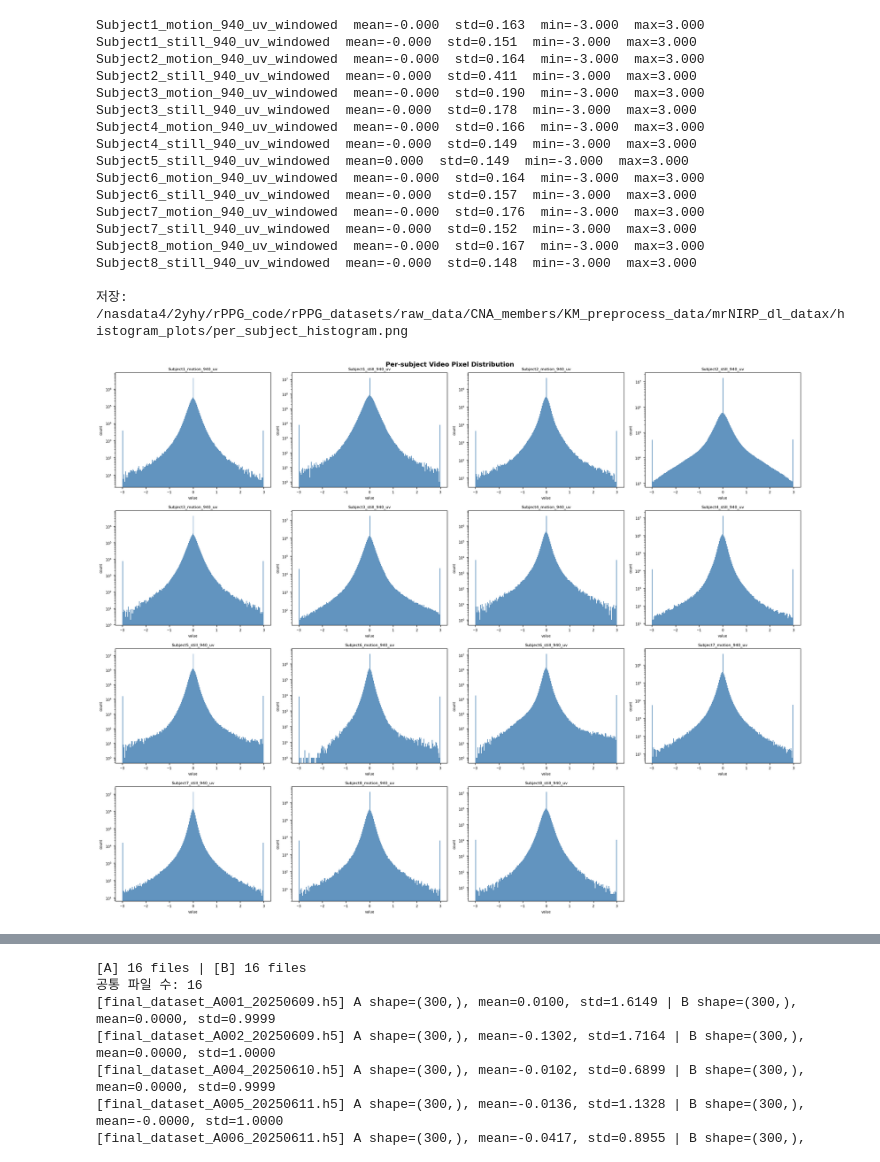
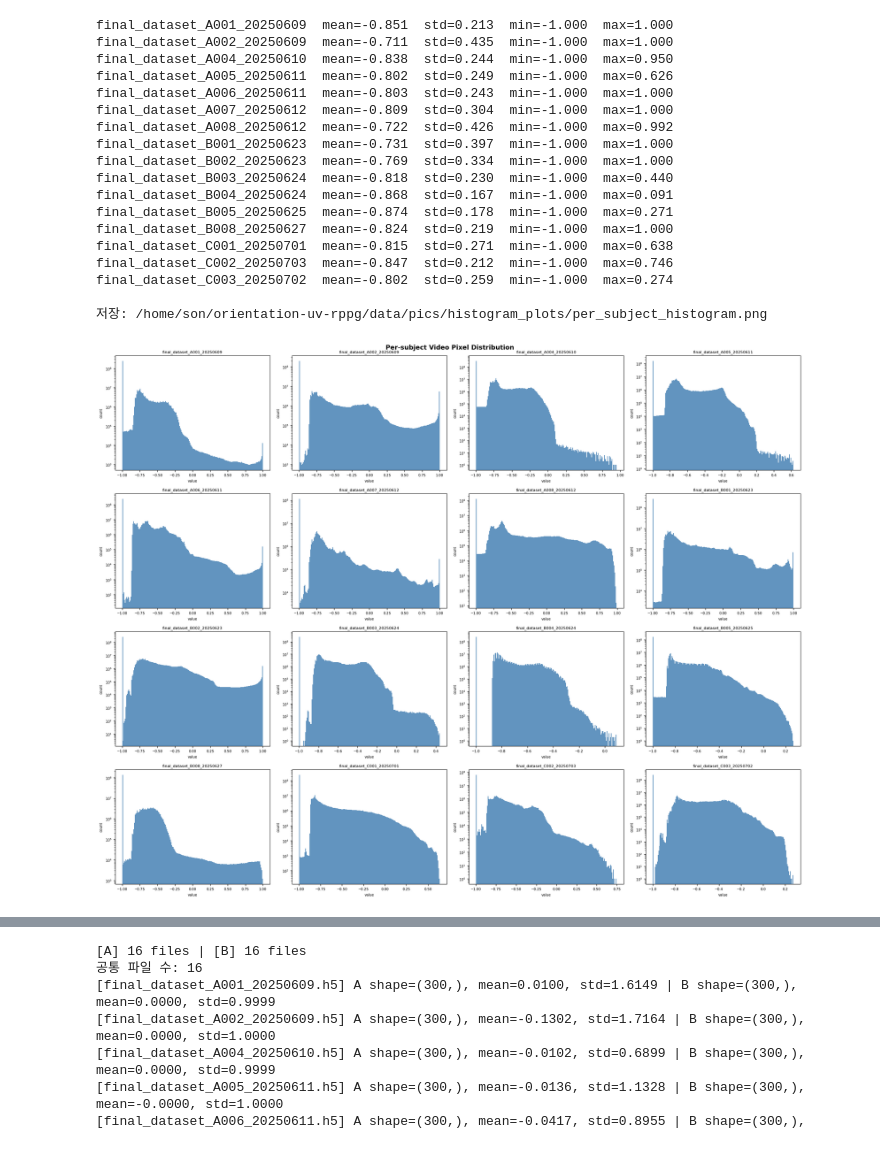
Before and after one commit to kkm2001-design/rppg, a Jupyter notebook: data/codes/make_data/mr_nirp/mr_nirp_test.ipynb, the cells around one changed output, grey strips where cells are left out. Saved outputs shown, nothing was run; the diff lists cells and outputs as text; code cells hidden in the pictures.

```diff
--- a/data/codes/make_data/mr_nirp/mr_nirp_test.ipynb
+++ b/data/codes/make_data/mr_nirp/mr_nirp_test.ipynb
@@ -32,7 +32,7 @@ def explore_h5(f, prefix=''):
         if isinstance(obj, h5py.Group):
             explore_h5(obj, fullname)
 
-h5_dir =  '/home/son/orientation-uv-rppg/video_link/CNA_members/KM_preprocess_data/dl_data_CNA_70_withoutoutlier_len300'
+h5_dir =  '/home/son/orientation-uv-rppg/video_link/CNA_members/KM_preprocess_data/dl_data_CNA_without_registration'
 files = sorted([f for f in os.listdir(h5_dir) if f.endswith('.h5')])
 
 for subject in files:
@@ -61,31 +60,0 @@ final_dataset_A002_20250609.h5
-# %%
-import os
-import h5py
-import numpy as np
-
-h5_dir = '/home/son/orientation-uv-rppg/video_link/CNA_members/KM_preprocess_data/uv_registration_CNA'
-files = sorted([f for f in os.listdir(h5_dir) if f.endswith('.h5')])
-
-results = {}
-
-for fname in files:
-    fpath = os.path.join(h5_dir, fname)
-    try:
-        with h5py.File(fpath, 'r') as f:
-            if 'valid_mask' in f:
-                # 데이터를 numpy 배열로 로드
-                mask = np.array(f['valid_mask'])
-
-                # 값이 0인 인덱스 추출 (np.where는 튜플을 반환하므로 [0]으로 인덱스 배열만 가져옴)
-                zero_indices = np.where(mask == 0)[0].tolist()
-                print(zero_indices[0:30])
-                results[fname] = zero_indices
-                print(f"[{fname}] 0인 인덱스 개수: {len(zero_indices)}")
-            else:
-                print(f"[{fname}] 'valid_mask' 키가 없습니다.")
-
-    except Exception as e:
-        print(f"[{fname}] 파일 읽기 오류: {e}")
-
-# 결과 확인 (예: 첫 번째 파일의 결과만 출력)
-# print(results)
@@ -114,56 +65,58 @@ import numpy as np
 import matplotlib.pyplot as plt
 from pathlib import Path
 
-H5_DIR   = '/nasdata4/2yhy/rPPG_code/rPPG_datasets/raw_data/CNA_members/KM_preprocess_data/mrNIRP_dl_datax'
-SAVE_DIR = os.path.join(H5_DIR, 'histogram_plots')
+H5_DIR   = '/home/son/orientation-uv-rppg/video_link/CNA_members/KM_preprocess_data/dl_data_CNA_70_withoutoutlier'
+SAVE_DIR = os.path.join('/home/son/orientation-uv-rppg/data/pics', 'histogram_plots')
 os.makedirs(SAVE_DIR, exist_ok=True)
 
 h5_files = sorted(Path(H5_DIR).glob('*.h5'))
 n = len(h5_files)
 ncols = 4
 nrows = (n + ncols - 1) // ncols
 
 fig, axes = plt.subplots(nrows, ncols, figsize=(5 * ncols, 4 * nrows))
 axes = axes.ravel()
 
 for i, h5_path in enumerate(h5_files):
     with h5py.File(str(h5_path), 'r') as f:
         flat = f['video'][:].ravel().astype(np.float32)
+        flat = (flat -0.5) / 0.5
 
     axes[i].hist(flat, bins=200, color='steelblue', alpha=0.85, log = True)
     #axes[i].axvline( 3.0, color='red',    lw=1.2, ls='--')
     #axes[i].axvline(-3.0, color='orange', lw=1.2, ls='--')
     axes[i].set_title(h5_path.stem.replace('_windowed', ''), fontsize=8)
     axes[i].set_xlabel('value', fontsize=7)
     axes[i].set_ylabel('count', fontsize=7)
     axes[i].tick_params(labelsize=7)
     print(f"{h5_path.stem}  mean={flat.mean():.3f}  std={flat.std():.3f}  min={flat.min():.3f}  max={flat.max():.3f}")
 
 # 남은 axes 숨기기
 for j in range(i + 1, len(axes)):
     axes[j].set_visible(False)
 
 plt.suptitle('Per-subject Video Pixel Distribution', fontsize=13, fontweight='bold')
 plt.tight_layout()
 save_path = os.path.join(SAVE_DIR, 'per_subject_histogram.png')
-#plt.savefig(save_path, dpi=150, bbox_inches='tight')
+plt.savefig(save_path, dpi=150, bbox_inches='tight')
 print(f'\n저장: {save_path}')
 # %% [output]
-Subject1_motion_940_uv_windowed  mean=-0.000  std=0.163  min=-3.000  max=3.000
-Subject1_still_940_uv_windowed  mean=-0.000  std=0.151  min=-3.000  max=3.000
-Subject2_motion_940_uv_windowed  mean=-0.000  std=0.164  min=-3.000  max=3.000
-Subject2_still_940_uv_windowed  mean=-0.000  std=0.411  min=-3.000  max=3.000
-Subject3_motion_940_uv_windowed  mean=-0.000  std=0.190  min=-3.000  max=3.000
-Subject3_still_940_uv_windowed  mean=-0.000  std=0.178  min=-3.000  max=3.000
-Subject4_motion_940_uv_windowed  mean=-0.000  std=0.166  min=-3.000  max=3.000
-Subject4_still_940_uv_windowed  mean=-0.000  std=0.149  min=-3.000  max=3.000
-Subject5_still_940_uv_windowed  mean=0.000  std=0.149  min=-3.000  max=3.000
-Subject6_motion_940_uv_windowed  mean=-0.000  std=0.164  min=-3.000  max=3.000
-Subject6_still_940_uv_windowed  mean=-0.000  std=0.157  min=-3.000  max=3.000
-Subject7_motion_940_uv_windowed  mean=-0.000  std=0.176  min=-3.000  max=3.000
-Subject7_still_940_uv_windowed  mean=-0.000  std=0.152  min=-3.000  max=3.000
-Subject8_motion_940_uv_windowed  mean=-0.000  std=0.167  min=-3.000  max=3.000
-Subject8_still_940_uv_windowed  mean=-0.000  std=0.148  min=-3.000  max=3.000
+final_dataset_A001_20250609  mean=-0.851  std=0.213  min=-1.000  max=1.000
+final_dataset_A002_20250609  mean=-0.711  std=0.435  min=-1.000  max=1.000
+final_dataset_A004_20250610  mean=-0.838  std=0.244  min=-1.000  max=0.950
+final_dataset_A005_20250611  mean=-0.802  std=0.249  min=-1.000  max=0.626
+final_dataset_A006_20250611  mean=-0.803  std=0.243  min=-1.000  max=1.000
+final_dataset_A007_20250612  mean=-0.809  std=0.304  min=-1.000  max=1.000
+final_dataset_A008_20250612  mean=-0.722  std=0.426  min=-1.000  max=0.992
+final_dataset_B001_20250623  mean=-0.731  std=0.397  min=-1.000  max=1.000
+final_dataset_B002_20250623  mean=-0.769  std=0.334  min=-1.000  max=1.000
+final_dataset_B003_20250624  mean=-0.818  std=0.230  min=-1.000  max=0.440
+final_dataset_B004_20250624  mean=-0.868  std=0.167  min=-1.000  max=0.091
+final_dataset_B005_20250625  mean=-0.874  std=0.178  min=-1.000  max=0.271
+final_dataset_B008_20250627  mean=-0.824  std=0.219  min=-1.000  max=1.000
+final_dataset_C001_20250701  mean=-0.815  std=0.271  min=-1.000  max=0.638
+final_dataset_C002_20250703  mean=-0.847  std=0.212  min=-1.000  max=0.746
+final_dataset_C003_20250702  mean=-0.802  std=0.259  min=-1.000  max=0.274
 
-저장: /nasdata4/2yhy/rPPG_code/rPPG_datasets/raw_data/CNA_members/KM_preprocess_data/mrNIRP_dl_datax/histogram_plots/per_subject_histogram.png
+저장: /home/son/orientation-uv-rppg/data/pics/histogram_plots/per_subject_histogram.png
-[figure, old version]
+[figure, new version]
```
Also changed, not shown: parts of 4 cells of this notebook, 14 other files.
